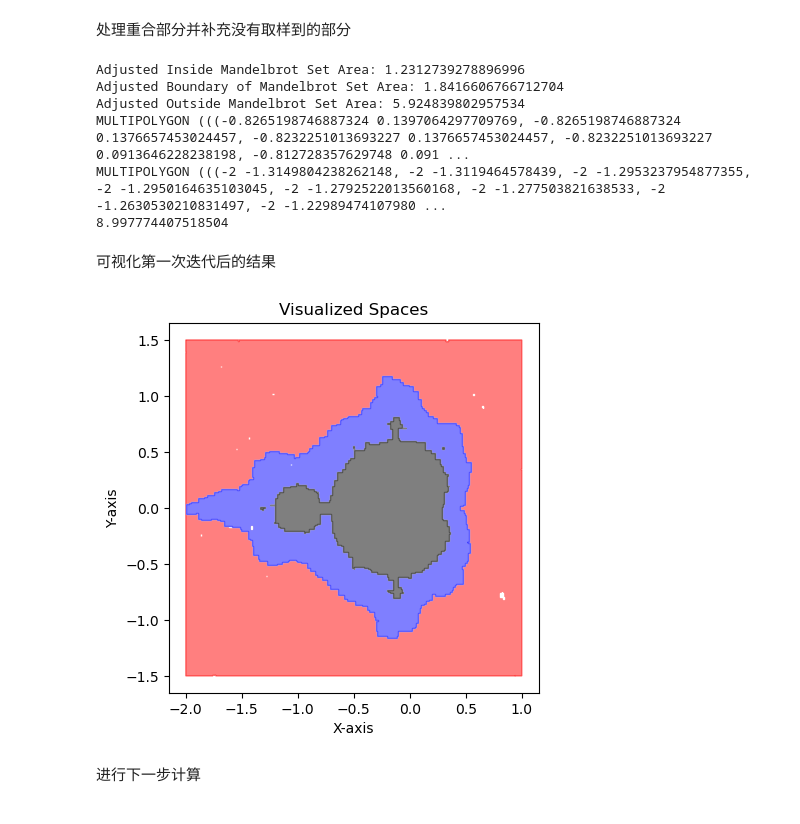
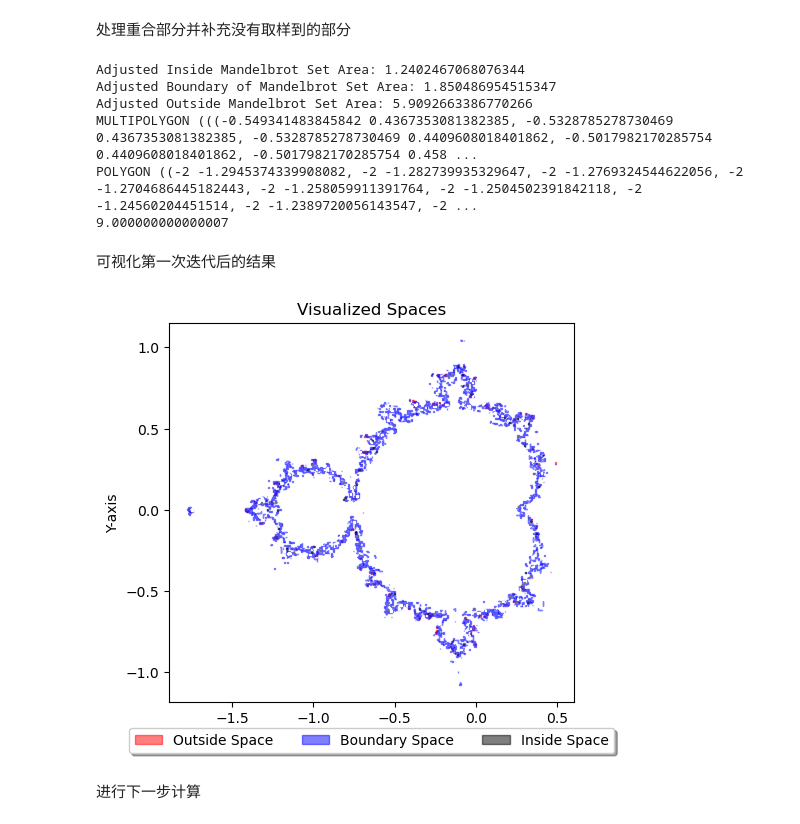
Before and after one commit to Ly-MX15/Stochastic_simulation, a Jupyter notebook: YuanLu/YuanLutest.ipynb, the cells around one changed output. Saved outputs shown, nothing was run; the diff lists cells and outputs as text; code cells hidden in the pictures.

```diff
--- a/YuanLu/YuanLutest.ipynb
+++ b/YuanLu/YuanLutest.ipynb
@@ -179,8 +181,8 @@ def adjust_spaces(inside_space, boundary_space, outside_space, init_space):
 
     # Step 4: Calculate the difference between the union of all spaces and init_space
     union_of_spaces = inside_space.union(boundary_space).union(outside_space)
-    difference = union_of_spaces.difference(init_space)
-
+    difference = init_space.difference(union_of_spaces)
+    #difference = union_of_spaces.difference(init_space)
     # Step 5: Add the difference to boundary_space
     boundary_space = boundary_space.union(difference)
 
@@ -202,53 +204,62 @@ print(adjusted_inside_space)
 print(adjusted_outside_space)
 print(adjusted_inside_space.area+adjusted_boundary_space.area+adjusted_outside_space.area)
 # %% [output]
-Adjusted Inside Mandelbrot Set Area: 1.2312739278896996
-Adjusted Boundary of Mandelbrot Set Area: 1.8416606766712704
-Adjusted Outside Mandelbrot Set Area: 5.924839802957534
-MULTIPOLYGON (((-0.8265198746887324 0.1397064297709769, -0.8265198746887324 0.1376657453024457, -0.8232251013693227 0.1376657453024457, -0.8232251013693227 0.0913646228238198, -0.812728357629748 0.091 ...
-MULTIPOLYGON (((-2 -1.3149804238262148, -2 -1.3119464578439, -2 -1.2953237954877355, -2 -1.2950164635103045, -2 -1.2792522013560168, -2 -1.277503821638533, -2 -1.2630530210831497, -2 -1.22989474107980 ...
-8.997774407518504
+Adjusted Inside Mandelbrot Set Area: 1.2402467068076344
+Adjusted Boundary of Mandelbrot Set Area: 1.850486954515347
+Adjusted Outside Mandelbrot Set Area: 5.9092663386770266
+MULTIPOLYGON (((-0.549341483845842 0.4367353081382385, -0.5328785278730469 0.4367353081382385, -0.5328785278730469 0.4409608018401862, -0.5017982170285754 0.4409608018401862, -0.5017982170285754 0.458 ...
+POLYGON ((-2 -1.2945374339908082, -2 -1.282739935329647, -2 -1.2769324544622056, -2 -1.2704686445182443, -2 -1.258059911391764, -2 -1.2504502391842118, -2 -1.24560204451514, -2 -1.2389720056143547, -2 ...
+9.000000000000007
 # %% [markdown]
 可视化第一次迭代后的结果
 # %%
 from shapely.geometry import Polygon, MultiPolygon
 import matplotlib.pyplot as plt
 
 # 更新的可视化函数，允许指定颜色
-def visualize_space(merged_rectangles, ax, color='blue'):
+def visualize_space(merged_rectangles, ax, color='blue', label=''):
     # 如果是单个 Polygon，将其放入一个列表中
     if isinstance(merged_rectangles, Polygon):
         merged_rectangles = [merged_rectangles]
     # 如果是 MultiPolygon，提取每个 Polygon
     elif isinstance(merged_rectangles, MultiPolygon):
         merged_rectangles = [polygon for polygon in merged_rectangles.geoms]
 
     # 绘制并填充每个多边形
     for polygon in merged_rectangles:
         x, y = polygon.exterior.xy
         ax.fill(x, y, color=color, alpha=0.5)  # 填充外部多边形
           # 绘制内部多边形（空洞）
         for interior in polygon.interiors:
             x, y = interior.xy
             ax.fill(x, y, color='white', alpha=1)  # 使用白色填充内部多边形以创建空洞效果
+    ax.fill([], [], color=color, alpha=0.5, label=label)
 
-# 创建一个新的绘图
+# Create a new plot
 fig, ax = plt.subplots()
 
-# 可视化三个区域
+# Visualize three areas with labels for the legend
+visualize_space(adjusted_outside_space, ax, color='red', label='Outside Space')    # Outer space in red
+visualize_space(adjusted_boundary_space, ax, color='blue', label='Boundary Space')  # Boundary space in blue
+visualize_space(adjusted_inside_space, ax, color='black', label='Inside Space')     # Inner space in black
 
-visualize_space(adjusted_outside_space, ax, color='red')    # 外部空间为红色
-visualize_space(adjusted_boundary_space, ax, color='blue')  # 边界空间为蓝色
-visualize_space(adjusted_inside_space, ax, color='black')   # 内部空间为绿色
-
-# 设置图像的x和y边界
+# Set the x and y boundaries of the image
 ax.set_xlabel('X-axis')
 ax.set_ylabel('Y-axis')
 ax.set_title('Visualized Spaces')
 plt.gca().set_aspect('equal', adjustable='box')
+
+# Add the legend to the plot
+# Place the legend outside the plot area
+ax.legend(loc='upper center', bbox_to_anchor=(0.5, -0.05), shadow=True, ncol=3)
+
+# Adjust the layout to make room for the legend
+plt.tight_layout()
+
+# Display the plot
 plt.show()
 # %% [output]
-[figure, old version]
+[figure, new version]
 # %% [markdown]
 进行下一步计算
 # %% [markdown]
```
Also changed, not shown: parts of 7 cells of this notebook, 11 other files.
